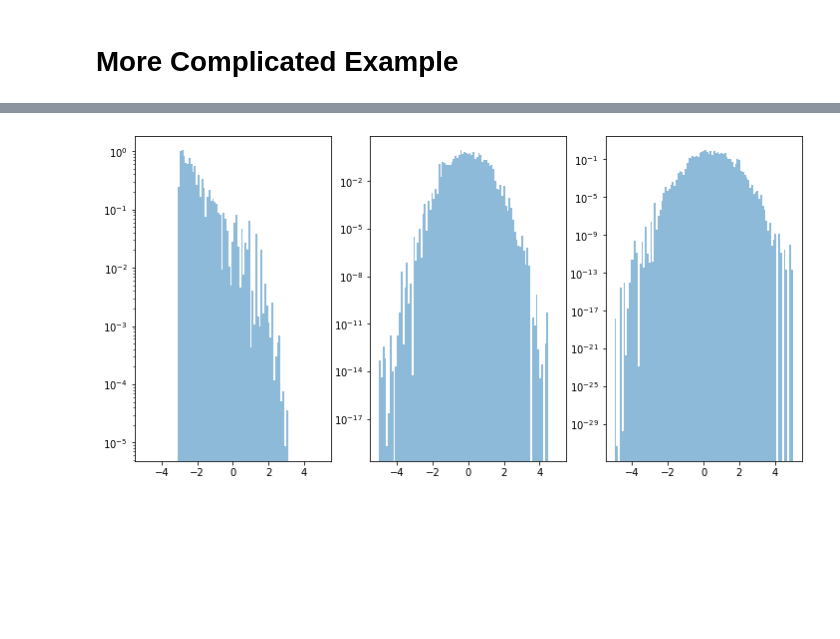
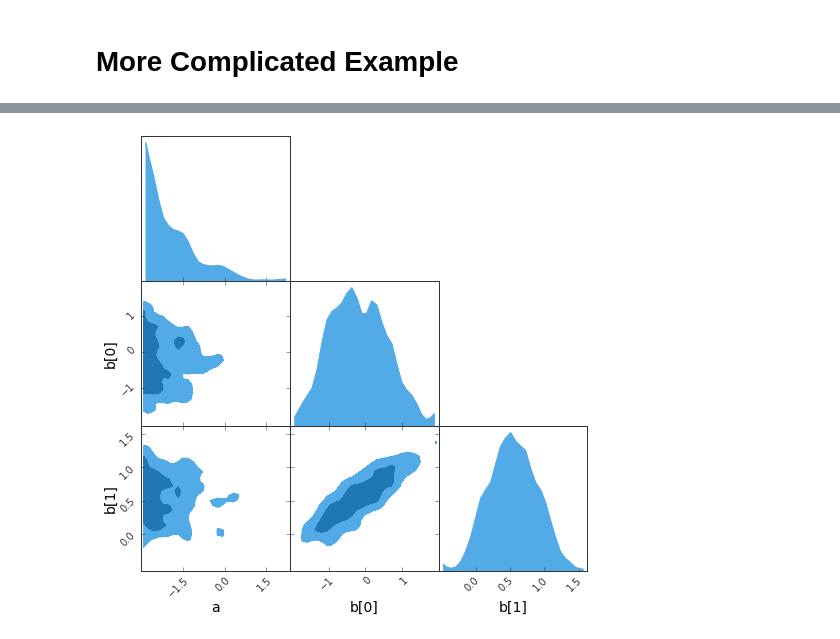
Before and after one commit to bat/batty, a Jupyter notebook: test.ipynb, the cells around one changed output, grey strips where cells are left out. Saved outputs shown, nothing was run; the diff lists cells and outputs as text; code cells hidden in the pictures; blank space fills up the shorter version.

Commit message:
updates and progress bar option

```diff
--- a/test.ipynb
+++ b/test.ipynb
@@ -35,6 +39,6 @@ def llh(x, d):
 # %%
 d = [-1, 1]
 # %%
-sampler = BAT_sampler(llh, prior_specs, llh_args=(d,))
+sampler = BAT_sampler(llh, prior_specs, llh_args=(d,), progress_bar=True)
 # %%
 %%time
@@ -46,14 +50,4 @@ Wall time: 17.5 s
-# %%
-fig, ax = plt.subplots(1, 3, figsize=(12,6))
-
-bins = np.linspace(-5,5,100)
-
-ax[0].hist(sampler.samples.v.a, weights=sampler.samples.weight, bins=bins, density=True, alpha=0.5);
-ax[1].hist(sampler.samples.v.b[:,0], weights=sampler.samples.weight, bins=bins, density=True, alpha=0.5);
-ax[2].hist(sampler.samples.v.b[:,1], weights=sampler.samples.weight, bins=bins, density=True, alpha=0.5);
-
-ax[0].set_yscale('log')
-ax[1].set_yscale('log')
-ax[2].set_yscale('log')
-# %% [output]
-[figure, removed]
+# %%
+sampler.gtc(figureSize=8, customLabelFont={'size':14}, customTickFont={'size':10});
+# %% [output]
+[figure, added]
```
Also changed, not shown: parts of 16 cells of this notebook, 2 other files.
